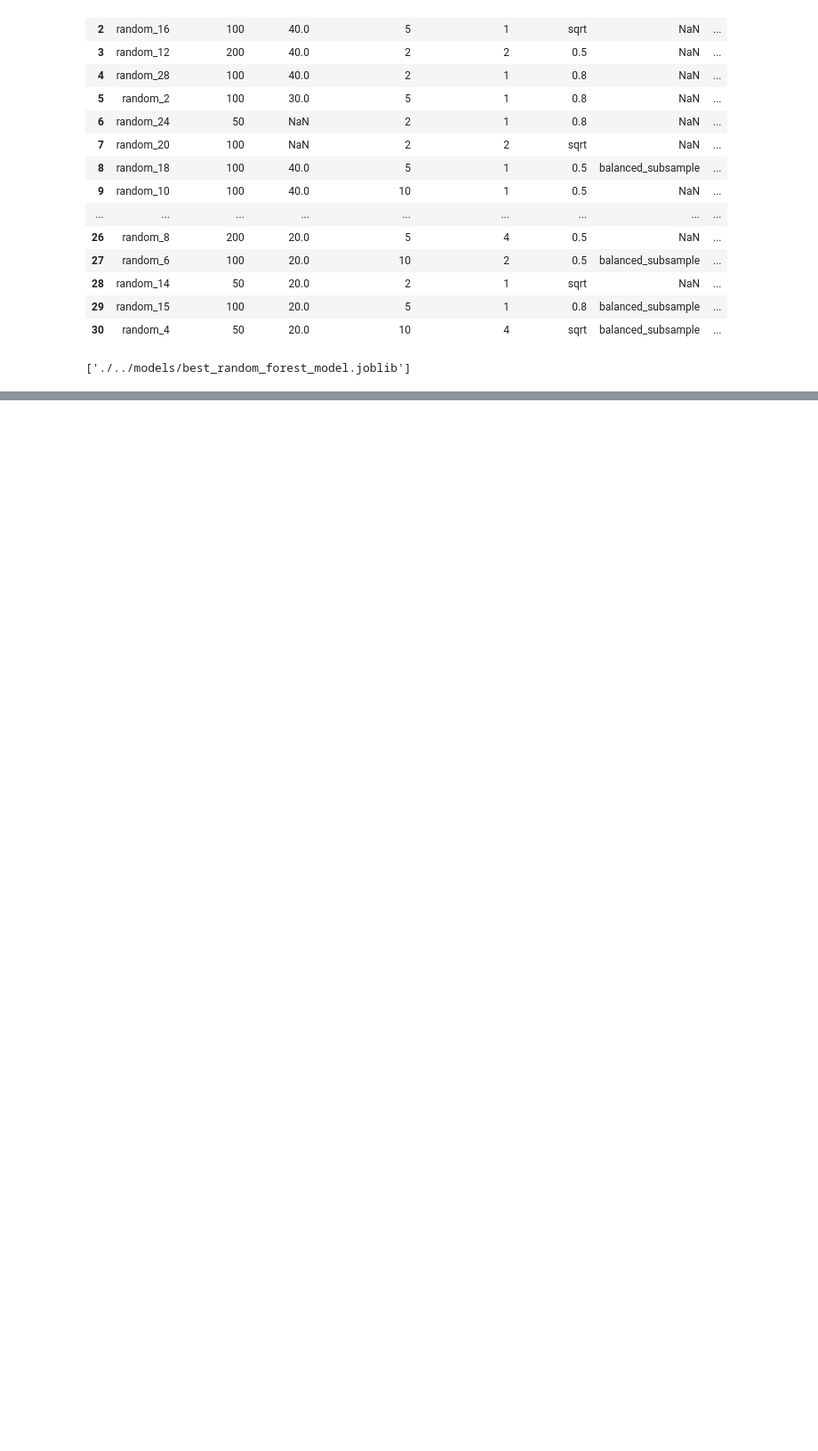
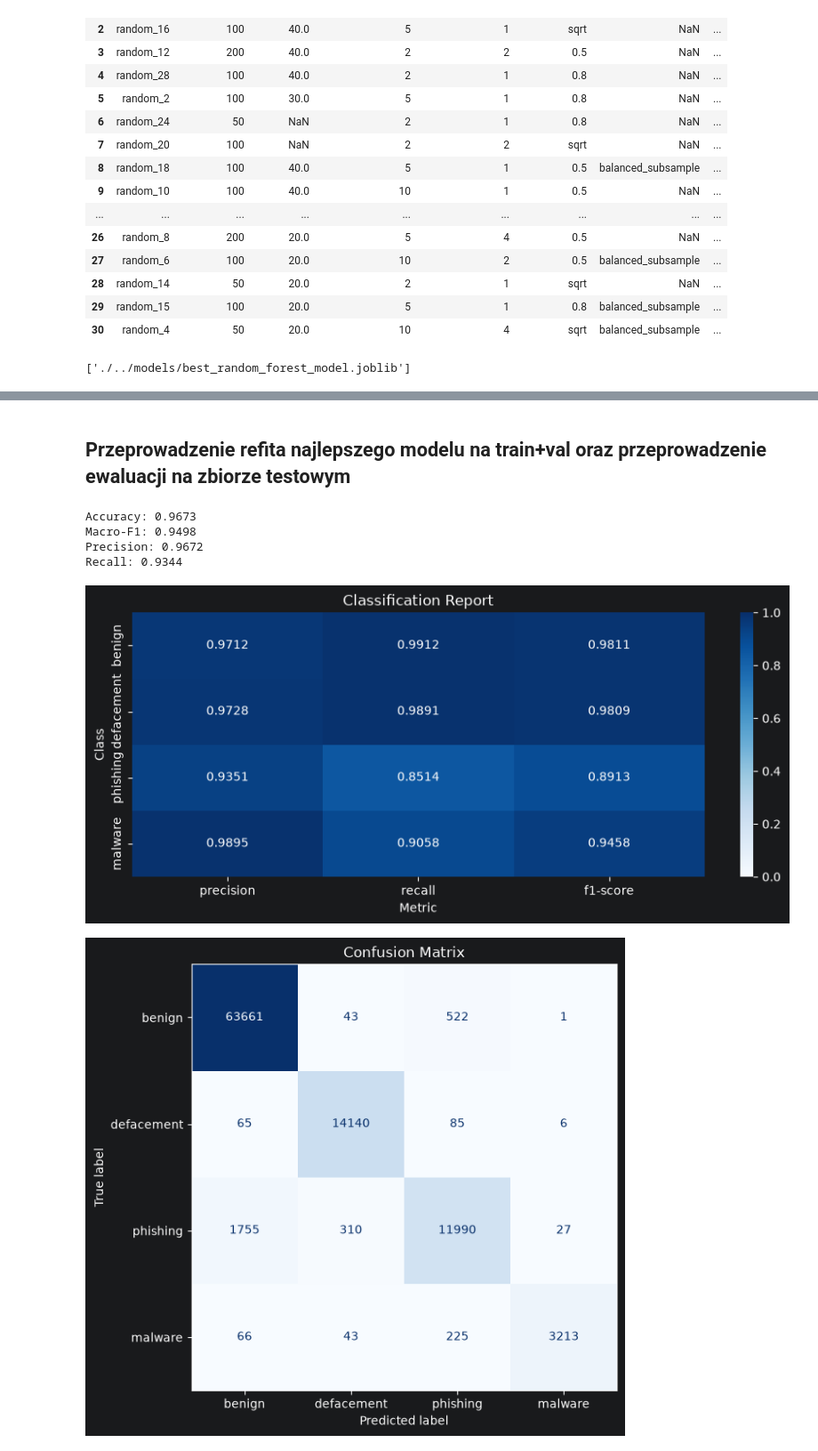
Before and after one commit to CRM-Thunder/UrlNet, a Jupyter notebook: notebooks/main_pipeline.ipynb, the cells around one changed output, grey strips where cells are left out. Shown at 89% size. Cells and saved outputs as stored; diff of their text form; code cells hidden in the pictures; blank space fills up the shorter version.

```diff
--- a/notebooks/main_pipeline.ipynb
+++ b/notebooks/main_pipeline.ipynb
@@ -457,0 +483,19 @@ joblib.dump(best_random_forest_model,'./../models/best_random_forest_model.jobli
+# %% [markdown]
+<h2>Przeprowadzenie refita najlepszego modelu na train+val oraz przeprowadzenie ewaluacji na zbiorze testowym</h2>
+# %%
+X_train_val=pd.concat([X_train,X_val],axis=0, ignore_index=True)
+Y_train_val=pd.concat([Y_train,Y_val],axis=0, ignore_index=True)
+try:
+    best_random_forest_model=joblib.load('./../models/best_random_forest_model_refit.joblib')
+except FileNotFoundError:
+    best_random_forest_model.fit(X_train_val,Y_train_val)
+    joblib.dump(best_random_forest_model,'./../models/best_random_forest_model_refit.joblib')
+test_predictions_rfm_best=best_random_forest_model.predict(X_test)
+evaluate_model(test_predictions_rfm_best, Y_test)
+# %% [output]
+Accuracy: 0.9673
+Macro-F1: 0.9498
+Precision: 0.9672
+Recall: 0.9344
+[figure, added]
+[figure, added]
```
Also changed, not shown: parts of 5 cells of this notebook, 1 other file.
